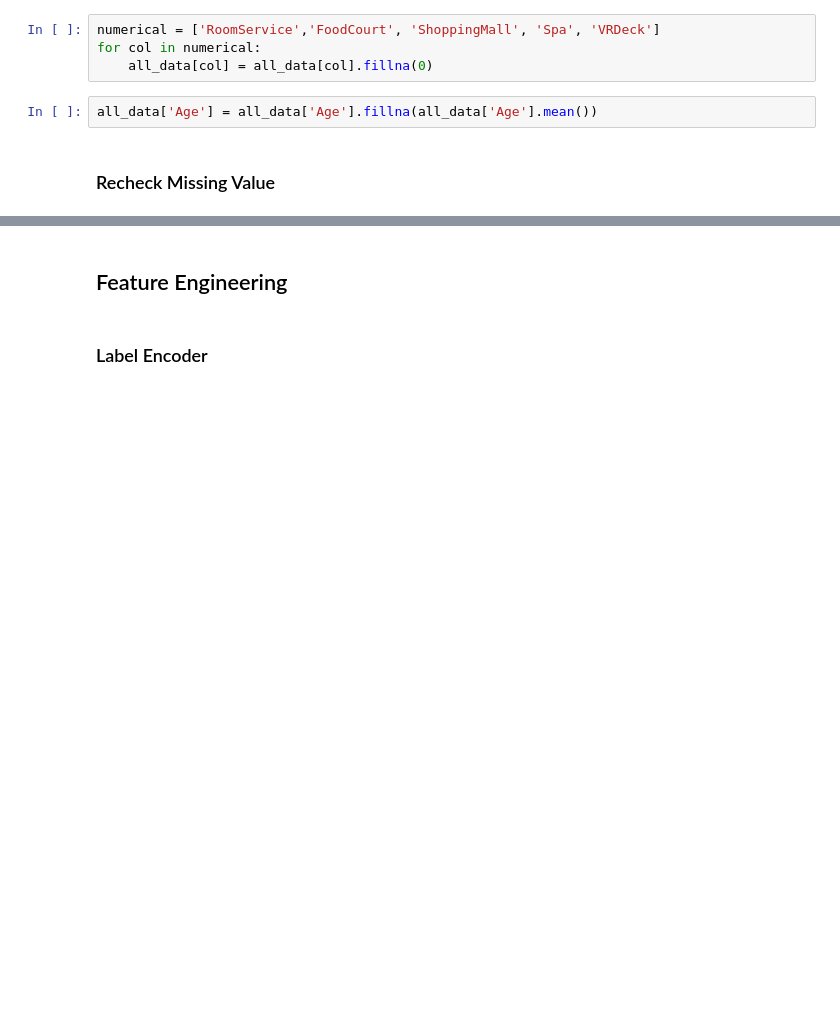
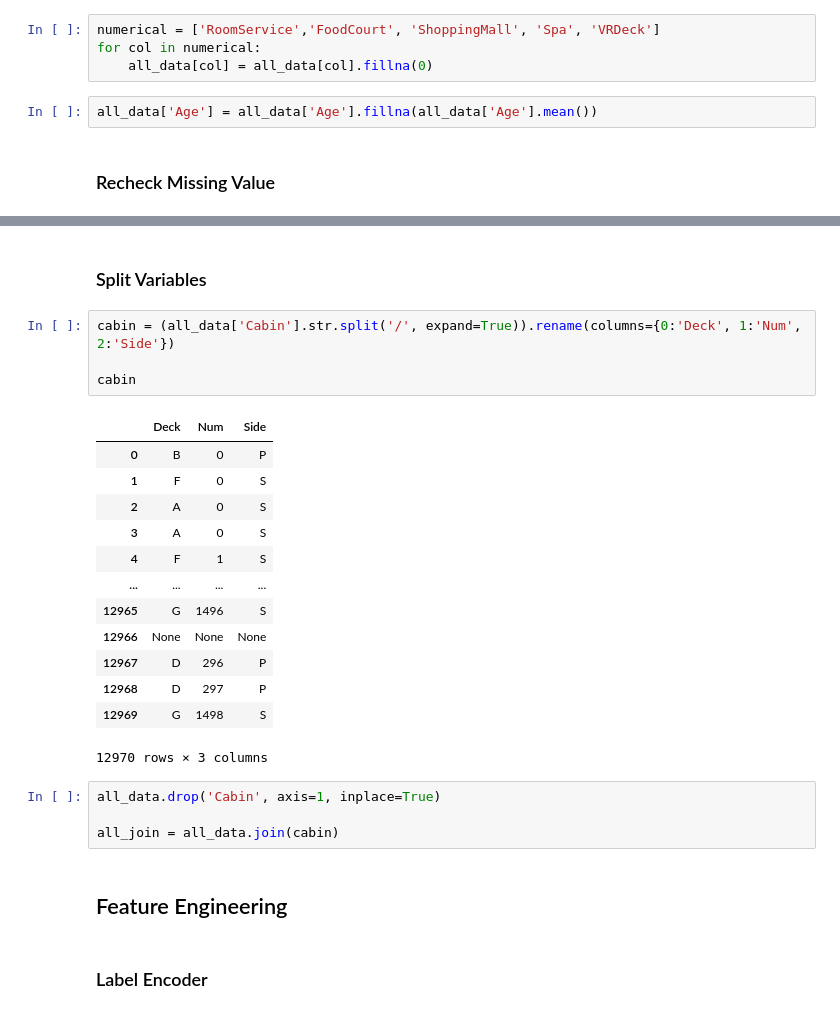
Before and after one commit to hesyandi/Portofolio, a Jupyter notebook: 2_Spaceship_Titanic/spaceship_Titanic.ipynb, the cells around one changed output, grey strips where cells are left out. Saved outputs shown, nothing was run; the diff lists cells and outputs as text; blank space fills up the shorter version.

```diff
--- a/2_Spaceship_Titanic/spaceship_Titanic.ipynb
+++ b/2_Spaceship_Titanic/spaceship_Titanic.ipynb
@@ -259,3 +284,27 @@ missingdata
+# %% [markdown]
+### Split Variables
+# %%
+cabin = (all_data['Cabin'].str.split('/', expand=True)).rename(columns={0:'Deck', 1:'Num', 2:'Side'})
+
+cabin
+# %% [output]
+|  | Deck | Num | Side |
+| 0 | B | 0 | P |
+| 1 | F | 0 | S |
+| 2 | A | 0 | S |
+| 3 | A | 0 | S |
+| 4 | F | 1 | S |
+| ... | ... | ... | ... |
+| 12965 | G | 1496 | S |
+| 12966 | None | None | None |
+| 12967 | D | 296 | P |
+| 12968 | D | 297 | P |
+| 12969 | G | 1498 | S |
+12970 rows × 3 columns
+# %%
+all_data.drop('Cabin', axis=1, inplace=True)
+
+all_join = all_data.join(cabin)
 # %% [markdown]
 ## Feature Engineering
 # %% [markdown]
```
Also changed, not shown: parts of 22 cells of this notebook.
